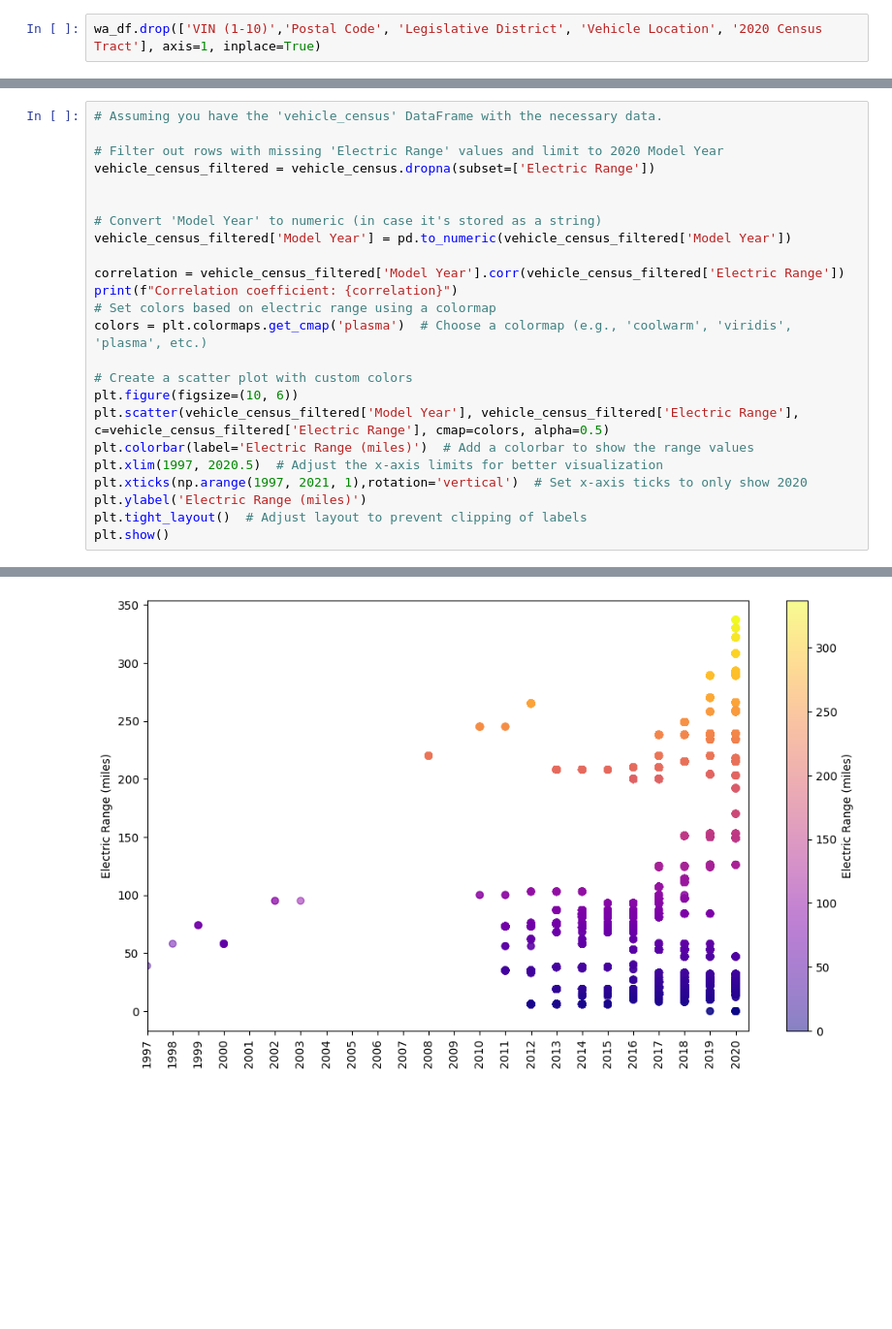
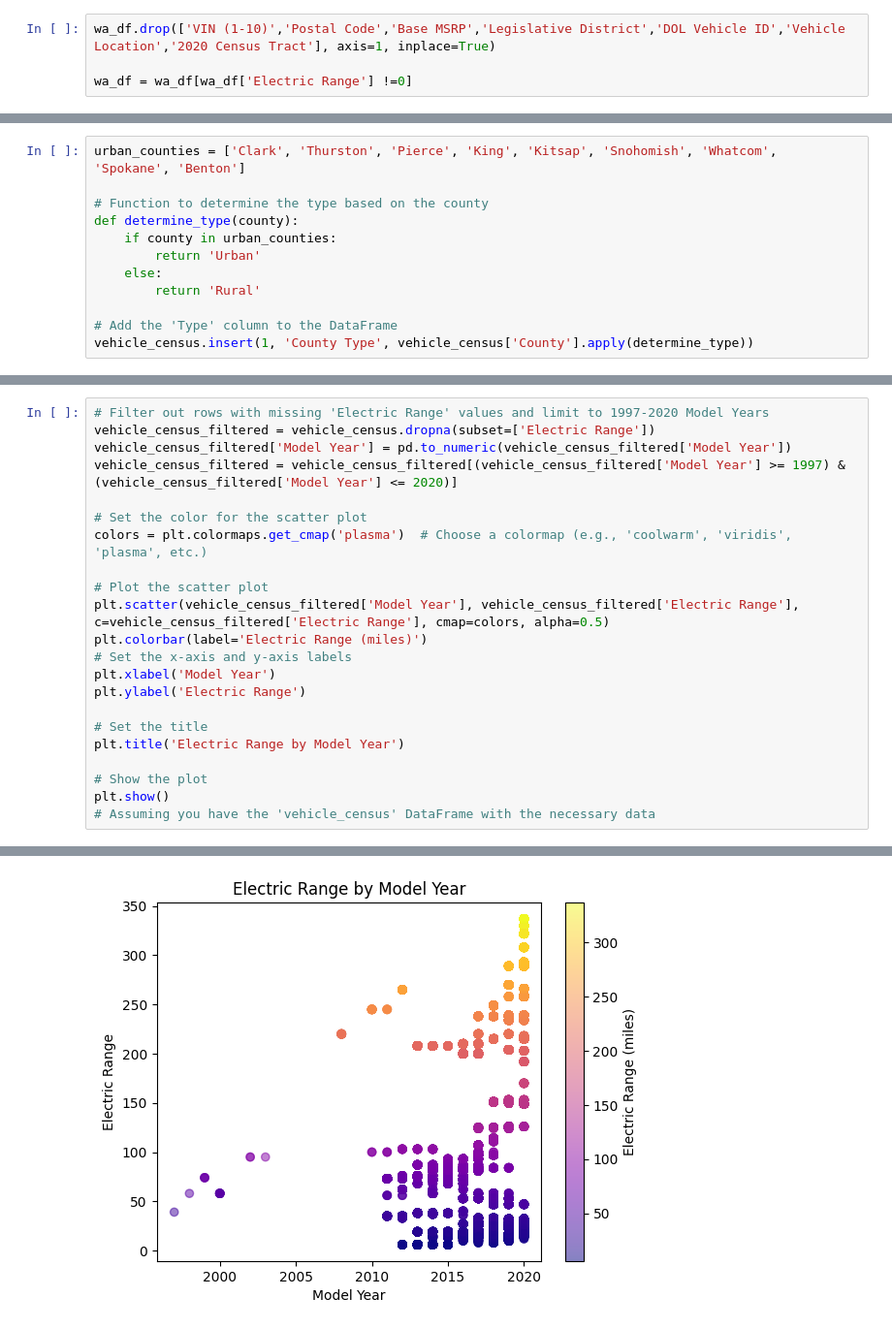
Before and after one commit to CJunger/First_Project, a Jupyter notebook: Washington.ipynb, the cells around one changed output, grey strips where cells are left out. Shown at 97% size. Saved outputs shown, nothing was run; the diff lists cells and outputs as text; blank space fills up the shorter version.

Commit message:
Still have more I want to add, but here's what I have so far

```diff
--- a/Washington.ipynb
+++ b/Washington.ipynb
@@ -67,2 +76,4 @@ wa_df = pd.read_csv(wa_data)
 # %%
-wa_df.drop(['VIN (1-10)','Postal Code', 'Legislative District', 'Vehicle Location', '2020 Census Tract'], axis=1, inplace=True)
+wa_df.drop(['VIN (1-10)','Postal Code','Base MSRP','Legislative District','DOL Vehicle ID','Vehicle Location','2020 Census Tract'], axis=1, inplace=True)
+
+wa_df = wa_df[wa_df['Electric Range'] !=0]
@@ -69 +105,13 @@ wa_df.drop(['VIN (1-10)','Postal Code', 'Legislative District', 'Vehicle Locatio
+# %%
+urban_counties = ['Clark', 'Thurston', 'Pierce', 'King', 'Kitsap', 'Snohomish', 'Whatcom', 'Spokane', 'Benton']
+
+# Function to determine the type based on the county
+def determine_type(county):
+    if county in urban_counties:
+        return 'Urban'
+    else:
+        return 'Rural'
+
+# Add the 'Type' column to the DataFrame
+vehicle_census.insert(1, 'County Type', vehicle_census['County'].apply(determine_type))
 # %% [markdown]
@@ -220,25 +128,23 @@ cars_in_counties
 # %%
-# Assuming you have the 'vehicle_census' DataFrame with the necessary data.
+# Filter out rows with missing 'Electric Range' values and limit to 1997-2020 Model Years
+vehicle_census_filtered = vehicle_census.dropna(subset=['Electric Range'])
+vehicle_census_filtered['Model Year'] = pd.to_numeric(vehicle_census_filtered['Model Year'])
+vehicle_census_filtered = vehicle_census_filtered[(vehicle_census_filtered['Model Year'] >= 1997) & (vehicle_census_filtered['Model Year'] <= 2020)]
 
-# Filter out rows with missing 'Electric Range' values and limit to 2020 Model Year
-vehicle_census_filtered = vehicle_census.dropna(subset=['Electric Range'])
-
-
-# Convert 'Model Year' to numeric (in case it's stored as a string)
-vehicle_census_filtered['Model Year'] = pd.to_numeric(vehicle_census_filtered['Model Year'])
-
-correlation = vehicle_census_filtered['Model Year'].corr(vehicle_census_filtered['Electric Range'])
-print(f"Correlation coefficient: {correlation}")
-# Set colors based on electric range using a colormap
+# Set the color for the scatter plot
 colors = plt.colormaps.get_cmap('plasma')  # Choose a colormap (e.g., 'coolwarm', 'viridis', 'plasma', etc.)
 
-# Create a scatter plot with custom colors
-plt.figure(figsize=(10, 6))
-plt.scatter(vehicle_census_filtered['Model Year'], vehicle_census_filtered['Electric Range'], c=vehicle_census_filtered['Electric Range'], cmap=colors, alpha=0.5)
-plt.colorbar(label='Electric Range (miles)')  # Add a colorbar to show the range values
-plt.xlim(1997, 2020.5)  # Adjust the x-axis limits for better visualization
-plt.xticks(np.arange(1997, 2021, 1),rotation='vertical')  # Set x-axis ticks to only show 2020
-plt.ylabel('Electric Range (miles)')
-plt.tight_layout()  # Adjust layout to prevent clipping of labels
+# Plot the scatter plot
+plt.scatter(vehicle_census_filtered['Model Year'], vehicle_census_filtered['Electric Range'],  c=vehicle_census_filtered['Electric Range'], cmap=colors, alpha=0.5)
+plt.colorbar(label='Electric Range (miles)')
+# Set the x-axis and y-axis labels
+plt.xlabel('Model Year')
+plt.ylabel('Electric Range')
+
+# Set the title
+plt.title('Electric Range by Model Year')
+
+# Show the plot
 plt.show()
+# Assuming you have the 'vehicle_census' DataFrame with the necessary data
 # %% [output]
@@ -246 +151 @@ Correlation coefficient: -0.40443418196754005
-[figure, old version]
+[figure, new version]
```
Also changed, not shown: parts of 30 cells of this notebook.
